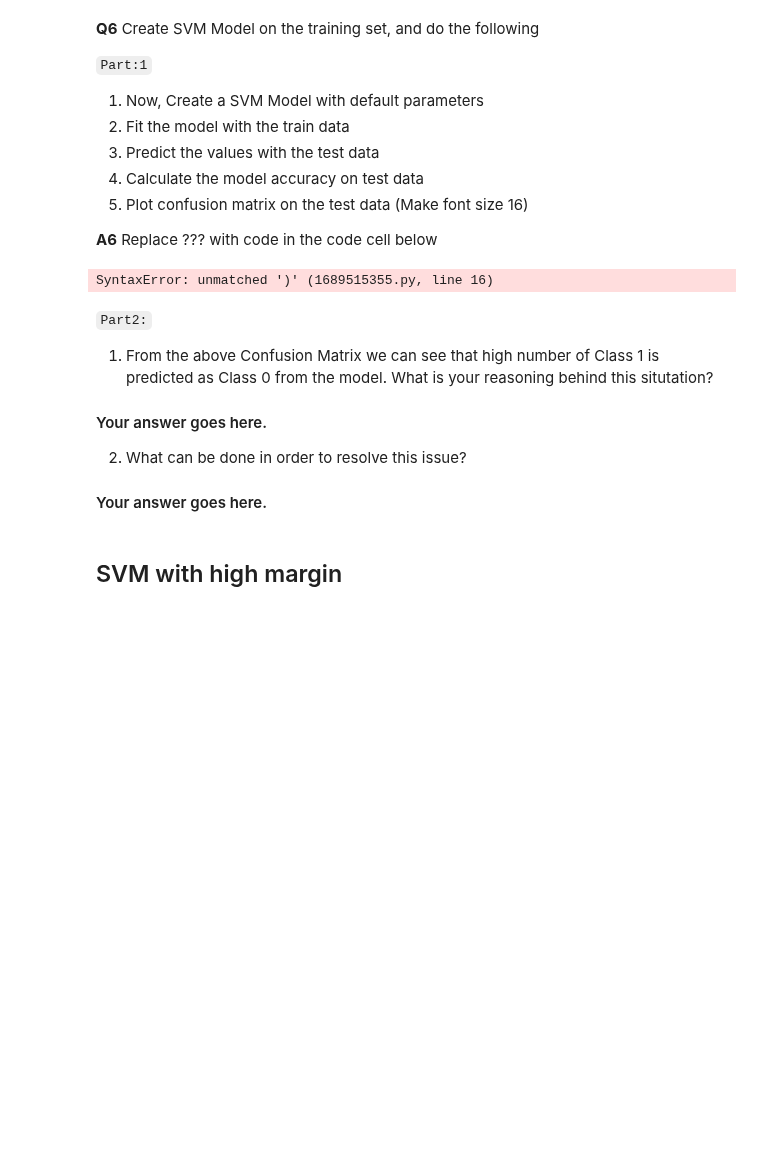
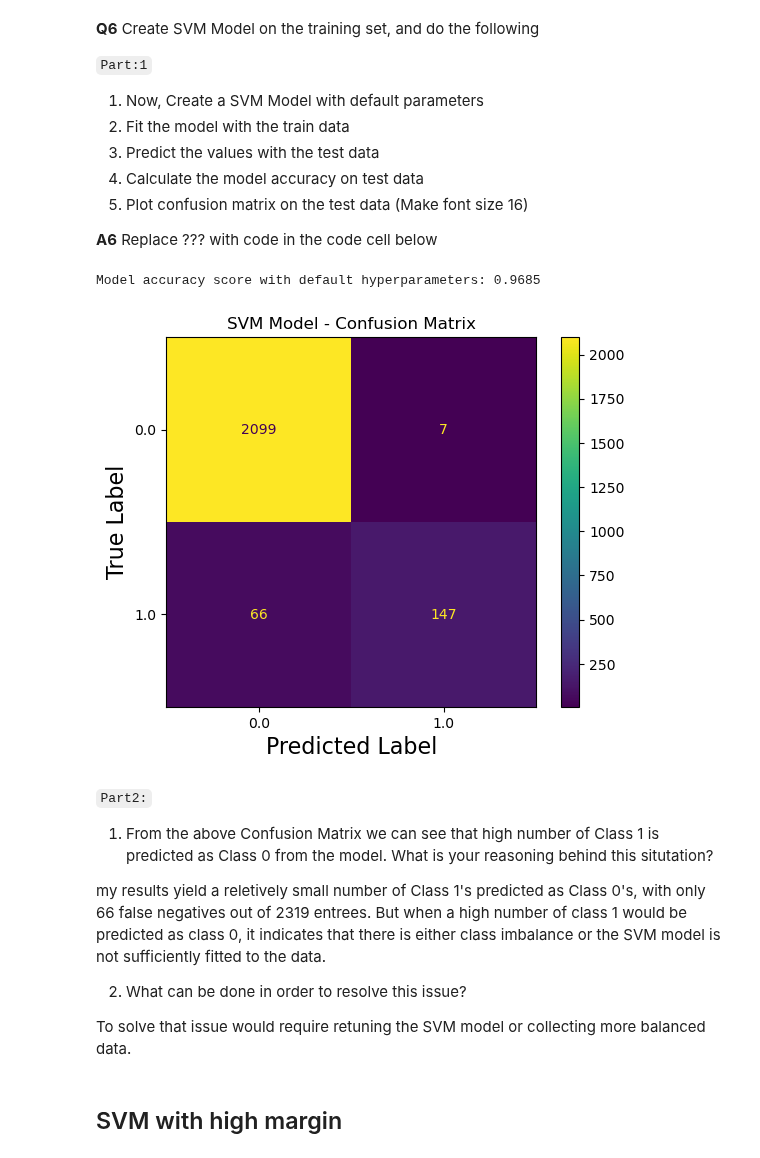
Before and after one commit to P-wig/ML-HW, a Jupyter notebook: HW5/HW5.ipynb, the cells around one changed output. Drawn from its saved outputs; the diff is of its cells as text; code cells hidden in the pictures; blank space fills up the shorter version.

````diff
--- a/HW5/HW5.ipynb
+++ b/HW5/HW5.ipynb
@@ -262,40 +262,42 @@ PrecisionRecallDisplay.from_estimator(bagged_clf, xtest, ytest)
 from sklearn.svm import SVC
 from sklearn.metrics import accuracy_score
 
-svc=?
+svc=SVC()
 
 # fit classifier to training set
-?
+svc.fit( xtrain, ytrain )
 
 
 # make predictions on test set
-?
+pred_svc = svc.predict( xtest )
 
 
 # compute and print accuracy score
-print('Model accuracy score with default hyperparameters: {0:0.4f}'. format(?)))
+print( 'Model accuracy score with default hyperparameters: {0:0.4f}'.format( accuracy_score(ytest, pred_svc) ) )
 # %% [output]
-SyntaxError: unmatched ')' (1689515355.py, line 16)
+Model accuracy score with default hyperparameters: 0.9685
 # %%
 from sklearn.metrics import ConfusionMatrixDisplay
 import matplotlib.pyplot as plt
 
-cm = ?
+cm = ConfusionMatrixDisplay.from_predictions(ytest, pred_svc)
 
 plt.title("SVM Model - Confusion Matrix")
-?
-?
+plt.xlabel('Predicted Label', fontsize=16)
+plt.ylabel('True Label', fontsize=16)
 plt.show()
+# %% [output]
+[figure, added]
 # %% [markdown]
 ```Part2:```
 
 1. From the above Confusion Matrix we can see that high number of Class 1 is predicted as Class 0 from the model. What is your reasoning behind this situtation?
 
-#### Your answer goes here.
+my results yield a reletively small number of Class 1's predicted as Class 0's, with only 66 false negatives out of 2319 entrees. But when a high number of class 1 would be predicted as class 0, it indicates that there is either class imbalance or the SVM model is not sufficiently fitted to the data.
 
 2. What can be done in order to resolve this issue?
 
-#### Your answer goes here.
+To solve that issue would require retuning the SVM model or collecting more balanced data.
 # %% [markdown]
 ## SVM with high margin
 # %% [markdown]
````
Also changed, not shown: parts of 8 cells of this notebook.
